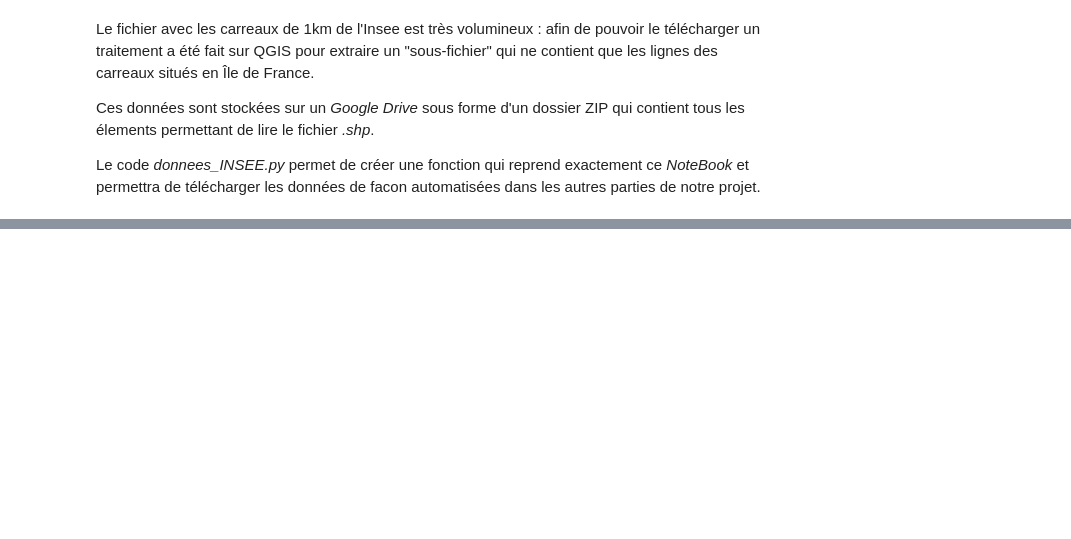
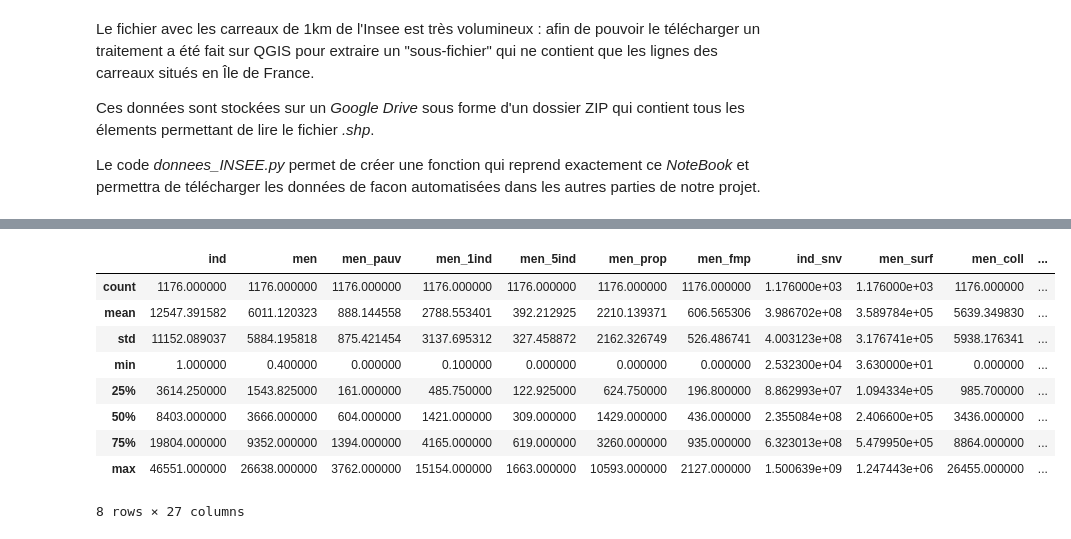
Before and after one commit to jlechat/Frequentation-des-stations-de-TC-en-Ile-de-France, a Jupyter notebook: 1- Importation des données/importation_carreaux_INSEE.ipynb, the cells around one changed output, grey strips where cells are left out. Cells and saved outputs as stored; diff of their text form; code cells hidden in the pictures; blank space fills up the shorter version.

```diff
--- a/1- Importation des données/importation_carreaux_INSEE.ipynb
+++ b/1- Importation des données/importation_carreaux_INSEE.ipynb
@@ -48,0 +171,2 @@ data.plot()
+# %%
+stations_socio = gpd.sjoin(stations, data, how='inner', predicate='intersects')
@@ -48,0 +199,17 @@ data.plot()
+# %%
+stations_socio.loc[:,["ind", "men", "men_pauv", "men_1ind", "men_5ind", 'men_prop', 'men_fmp', 'ind_snv',
+       'men_surf', 'men_coll', 'men_mais', 'log_av45', 'log_45_70',
+       'log_70_90', 'log_ap90', 'log_inc', 'log_soc', 'ind_0_3', 'ind_4_5',
+       'ind_6_10', 'ind_11_17', 'ind_18_24', 'ind_25_39', 'ind_40_54',
+       'ind_55_64', 'ind_65_79', 'ind_80p']].describe()
+# %% [output]
+|  | ind | men | men_pauv | men_1ind | men_5ind | men_prop | men_fmp | ind_snv | men_surf | men_coll | ... |
+| count | 1176.000000 | 1176.000000 | 1176.000000 | 1176.000000 | 1176.000000 | 1176.000000 | 1176.000000 | 1.176000e+03 | 1.176000e+03 | 1176.000000 | ... |
+| mean | 12547.391582 | 6011.120323 | 888.144558 | 2788.553401 | 392.212925 | 2210.139371 | 606.565306 | 3.986702e+08 | 3.589784e+05 | 5639.349830 | ... |
+| std | 11152.089037 | 5884.195818 | 875.421454 | 3137.695312 | 327.458872 | 2162.326749 | 526.486741 | 4.003123e+08 | 3.176741e+05 | 5938.176341 | ... |
+| min | 1.000000 | 0.400000 | 0.000000 | 0.100000 | 0.000000 | 0.000000 | 0.000000 | 2.532300e+04 | 3.630000e+01 | 0.000000 | ... |
+| 25% | 3614.250000 | 1543.825000 | 161.000000 | 485.750000 | 122.925000 | 624.750000 | 196.800000 | 8.862993e+07 | 1.094334e+05 | 985.700000 | ... |
+| 50% | 8403.000000 | 3666.000000 | 604.000000 | 1421.000000 | 309.000000 | 1429.000000 | 436.000000 | 2.355084e+08 | 2.406600e+05 | 3436.000000 | ... |
+| 75% | 19804.000000 | 9352.000000 | 1394.000000 | 4165.000000 | 619.000000 | 3260.000000 | 935.000000 | 6.323013e+08 | 5.479950e+05 | 8864.000000 | ... |
+| max | 46551.000000 | 26638.000000 | 3762.000000 | 15154.000000 | 1663.000000 | 10593.000000 | 2127.000000 | 1.500639e+09 | 1.247443e+06 | 26455.000000 | ... |
+8 rows × 27 columns
```
Also changed, not shown: parts of 24 cells of this notebook.
